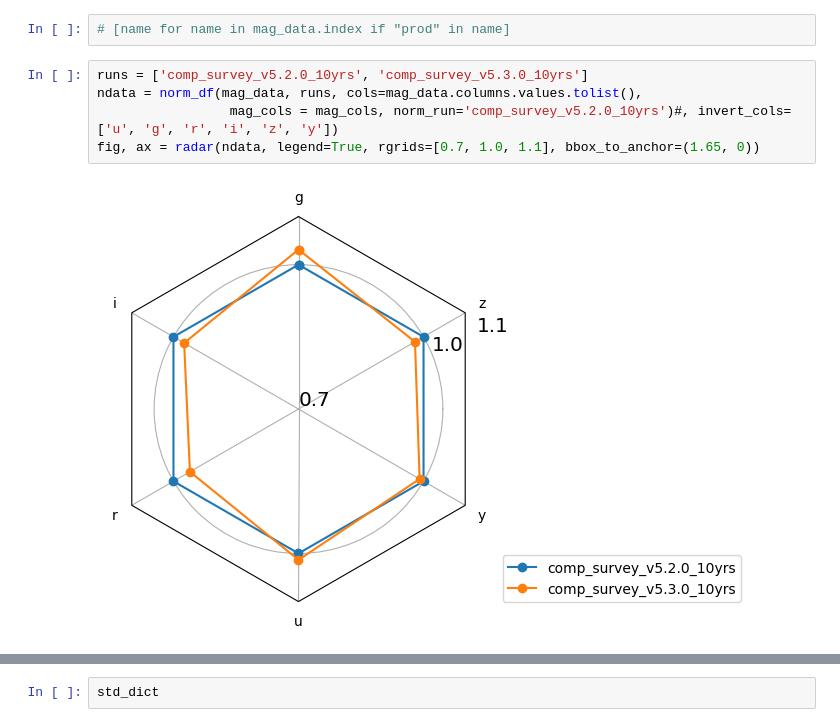
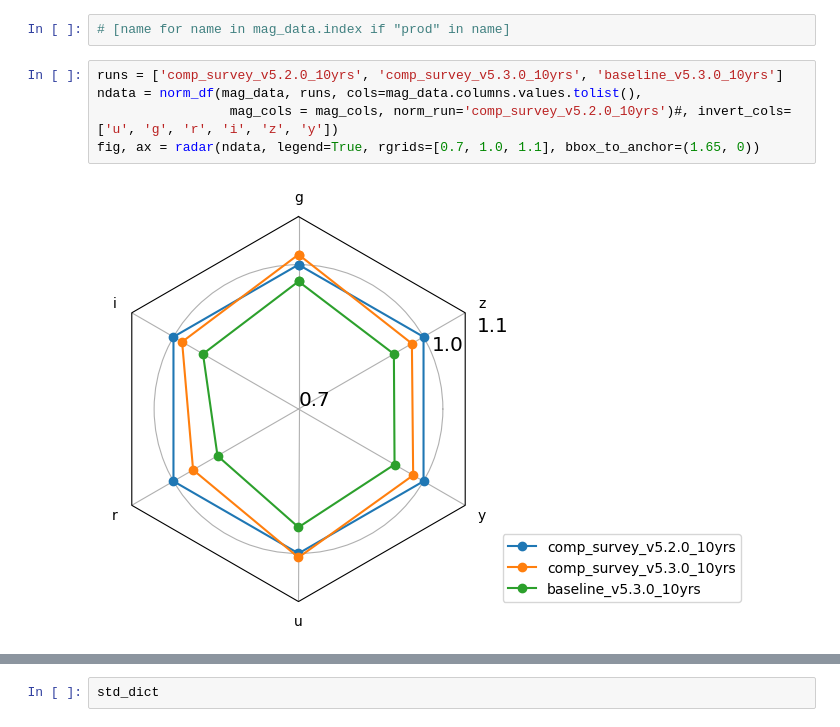
Before and after one commit to lsst-sims/sims_featureScheduler_runs5.3, a Jupyter notebook: maf/quick_look.ipynb, the cells around one changed output, grey strips where cells are left out. Drawn from its saved outputs; the diff is of its cells as text.

```diff
--- a/maf/quick_look.ipynb
+++ b/maf/quick_look.ipynb
@@ -213,12 +213,12 @@ for key in gaps_dict:
 # %%
 # [name for name in mag_data.index if "prod" in name]
 # %%
-runs = ['comp_survey_v5.2.0_10yrs', 'comp_survey_v5.3.0_10yrs']
+runs = ['comp_survey_v5.2.0_10yrs', 'comp_survey_v5.3.0_10yrs', 'baseline_v5.3.0_10yrs']
 ndata = norm_df(mag_data, runs, cols=mag_data.columns.values.tolist(),
                  mag_cols = mag_cols, norm_run='comp_survey_v5.2.0_10yrs')#, invert_cols=['u', 'g', 'r', 'i', 'z', 'y'])
 fig, ax = radar(ndata, legend=True, rgrids=[0.7, 1.0, 1.1], bbox_to_anchor=(1.65, 0))
 # %% [output]
-[figure, old version]
+[figure, new version]
 # %%
 mag_data.loc[runs]
 # %% [output]
```
Also changed, not shown: parts of 10 cells of this notebook.
